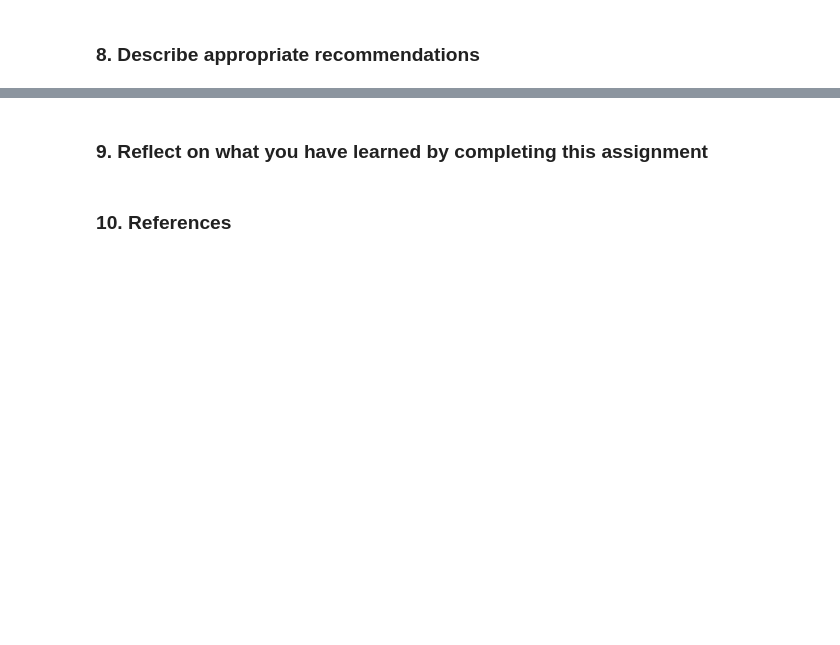
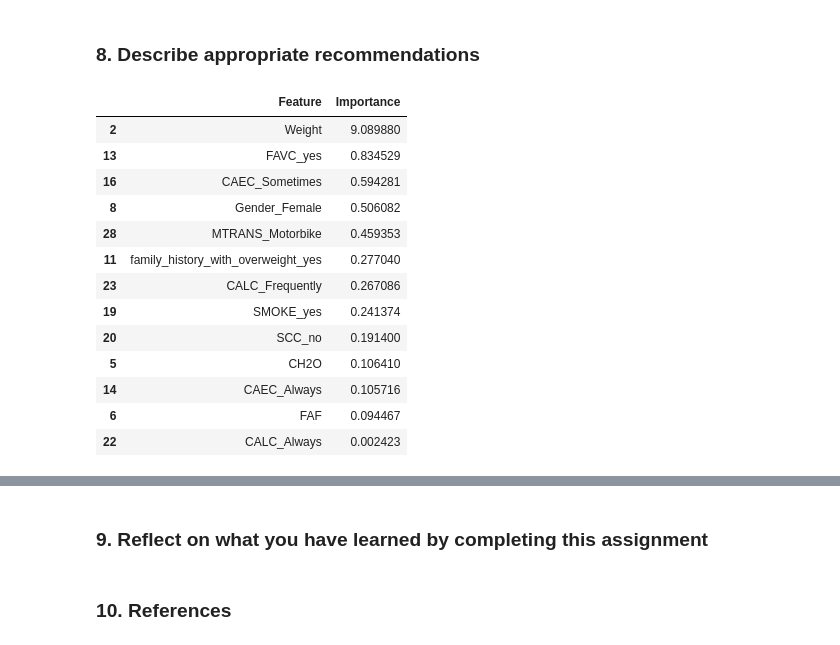
Before and after one commit to secary/compsci7306, a Jupyter notebook: mbd_a1/a1942340_dongjuma_assign1.ipynb, the cells around one changed output, grey strips where cells are left out. Cells and saved outputs as stored; diff of their text form; code cells hidden in the pictures; blank space fills up the shorter version.

```diff
--- a/mbd_a1/a1942340_dongjuma_assign1.ipynb
+++ b/mbd_a1/a1942340_dongjuma_assign1.ipynb
@@ -429,0 +373,17 @@ plt.show()
+# %%
+importance.sort_values(by='Importance', ascending=False)[importance['Importance'] > 0]
+# %% [output]
+|  | Feature | Importance |
+| 2 | Weight | 9.089880 |
+| 13 | FAVC_yes | 0.834529 |
+| 16 | CAEC_Sometimes | 0.594281 |
+| 8 | Gender_Female | 0.506082 |
+| 28 | MTRANS_Motorbike | 0.459353 |
+| 11 | family_history_with_overweight_yes | 0.277040 |
+| 23 | CALC_Frequently | 0.267086 |
+| 19 | SMOKE_yes | 0.241374 |
+| 20 | SCC_no | 0.191400 |
+| 5 | CH2O | 0.106410 |
+| 14 | CAEC_Always | 0.105716 |
+| 6 | FAF | 0.094467 |
+| 22 | CALC_Always | 0.002423 |
```
Also changed, not shown: parts of 21 cells of this notebook.
